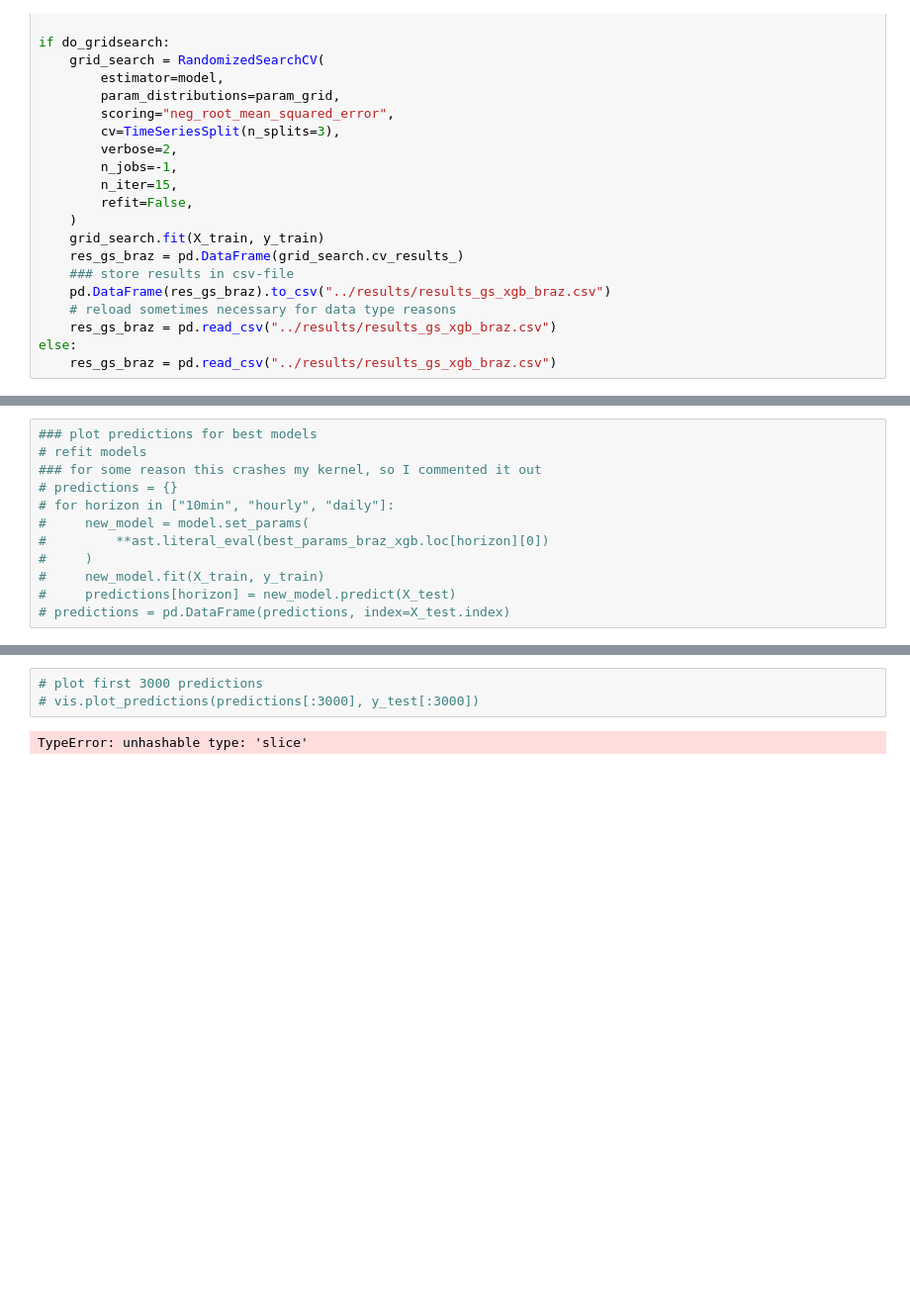
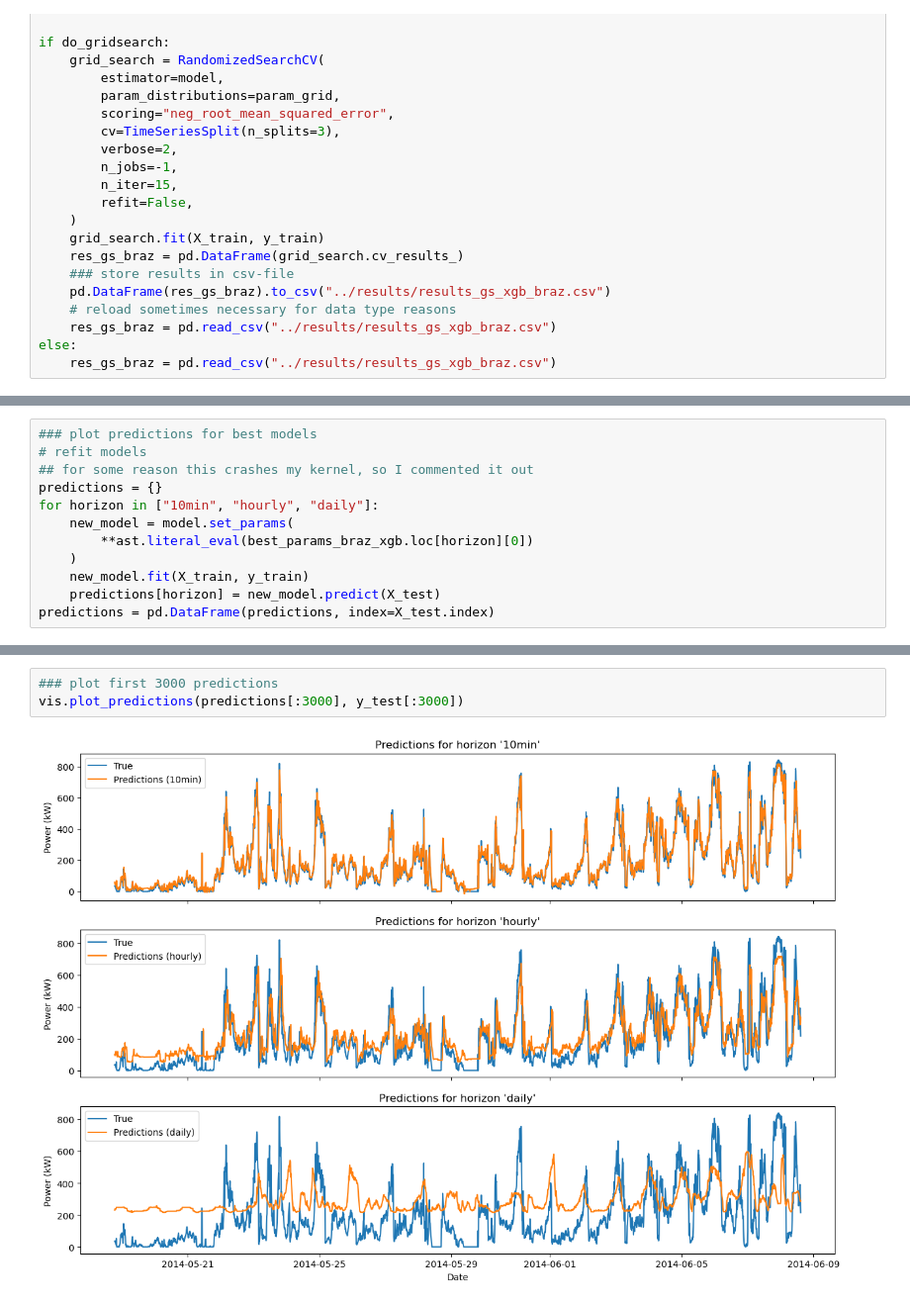
Before and after one commit to H-Kugler/forecasting-wind-power, a Jupyter notebook: notebooks/XGBoost.ipynb, the cells around one changed output, grey strips where cells are left out. Shown at 99% size. Cells and saved outputs as stored; diff of their text form; blank space fills up the shorter version.

```diff
--- a/notebooks/XGBoost.ipynb
+++ b/notebooks/XGBoost.ipynb
@@ -204,13 +216,13 @@ Best parameters for horizon hourly: {'xgb__n_estimators': 300, 'xgb__min_child_w
 # %%
 ### plot predictions for best models
 # refit models
-### for some reason this crashes my kernel, so I commented it out
-# predictions = {}
-# for horizon in ["10min", "hourly", "daily"]:
-#     new_model = model.set_params(
-#         **ast.literal_eval(best_params_braz_xgb.loc[horizon][0])
-#     )
-#     new_model.fit(X_train, y_train)
-#     predictions[horizon] = new_model.predict(X_test)
-# predictions = pd.DataFrame(predictions, index=X_test.index)
+## for some reason this crashes my kernel, so I commented it out
+predictions = {}
+for horizon in ["10min", "hourly", "daily"]:
+    new_model = model.set_params(
+        **ast.literal_eval(best_params_braz_xgb.loc[horizon][0])
+    )
+    new_model.fit(X_train, y_train)
+    predictions[horizon] = new_model.predict(X_test)
+predictions = pd.DataFrame(predictions, index=X_test.index)
 # %% [output]
@@ -218,5 +232,5 @@ Error:
 # %%
-# plot first 3000 predictions
-# vis.plot_predictions(predictions[:3000], y_test[:3000])
+### plot first 3000 predictions
+vis.plot_predictions(predictions[:3000], y_test[:3000])
 # %% [output]
-TypeError: unhashable type: 'slice'
+[figure, added]
```
Also changed, not shown: parts of 17 cells of this notebook, 2 other files.
